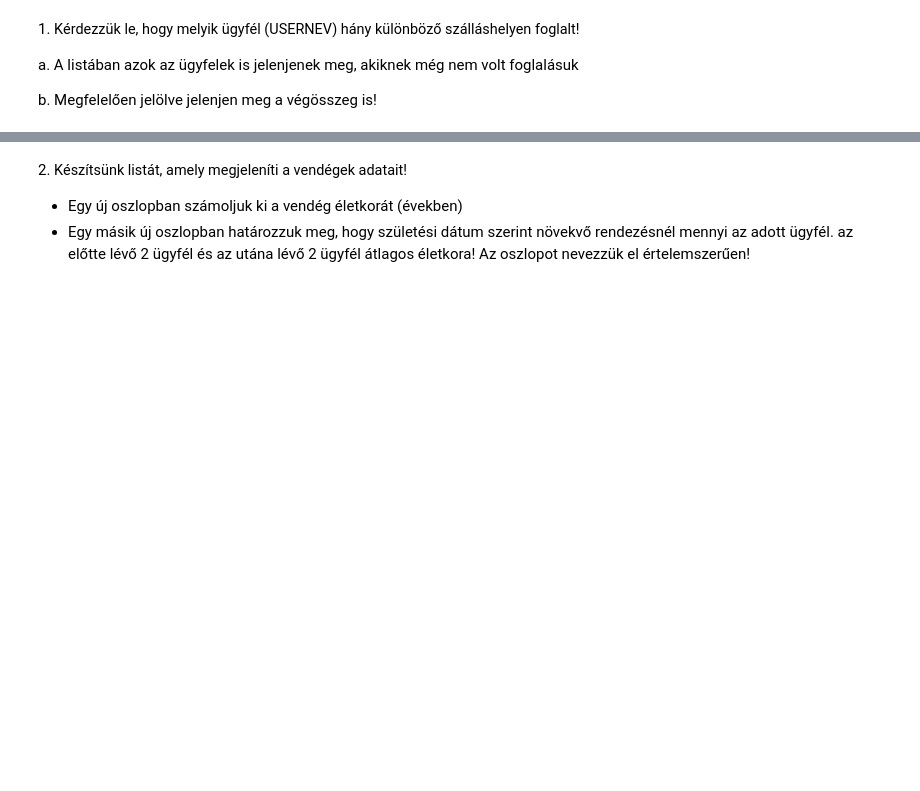
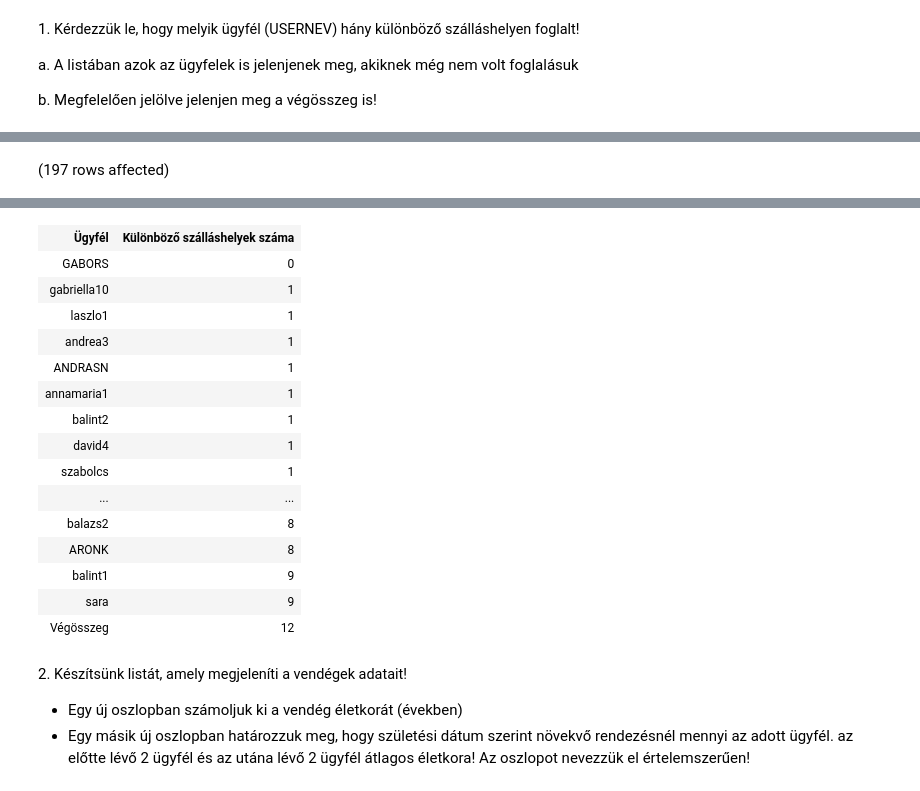
Before and after one commit to varadikitti/sqlgyak03, a Jupyter notebook: zh2minta.ipynb, the cells around one changed output, grey strips where cells are left out. Drawn from its saved outputs; the diff is of its cells as text; code cells hidden in the pictures; blank space fills up the shorter version.

```diff
--- a/zh2minta.ipynb
+++ b/zh2minta.ipynb
@@ -11,3 +11,5 @@ FROM Vendeg v LEFT JOIN Foglalas f ON v.USERNEV = f.UGYFEL_FK
               LEFT JOIN Szoba sz ON f.SZOBA_FK = sz.SZOBA_ID
               LEFT JOIN Szallashely szh ON sz.SZALLAS_FK = szh.SZALLAS_ID
 GROUP BY ROLLUP(v.USERNEV)
+ORDER BY COUNT(DISTINCT(szh.SZALLAS_ID))
+# %% [output]
@@ -13,0 +17 @@ GROUP BY ROLLUP(v.USERNEV)
+(197 rows affected)
@@ -14,3 +19,19 @@ GROUP BY ROLLUP(v.USERNEV)
+| Ügyfél | Különböző szálláshelyek száma |
+| GABORS | 0 |
+| gabriella10 | 1 |
+| laszlo1 | 1 |
+| andrea3 | 1 |
+| ANDRASN | 1 |
+| annamaria1 | 1 |
+| balint2 | 1 |
+| david4 | 1 |
+| szabolcs | 1 |
+| ... | ... |
+| balazs2 | 8 |
+| ARONK | 8 |
+| balint1 | 9 |
+| sara | 9 |
+| Végösszeg | 12 |
 # %% [markdown]
 2. <span style="background-color: rgb(255, 255, 255); color: rgb(0, 0, 0); font-family: &quot;Open Sans&quot;, sans-serif; font-size: 14.44px;">Készítsünk listát, amely megjeleníti a vendégek adatait!</span>
 
```
Also changed, not shown: parts of 3 cells of this notebook.
